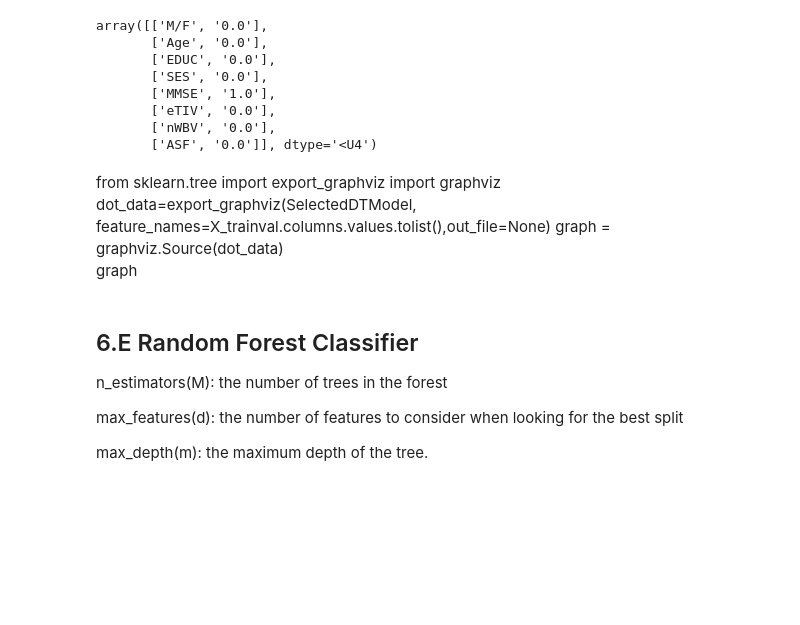
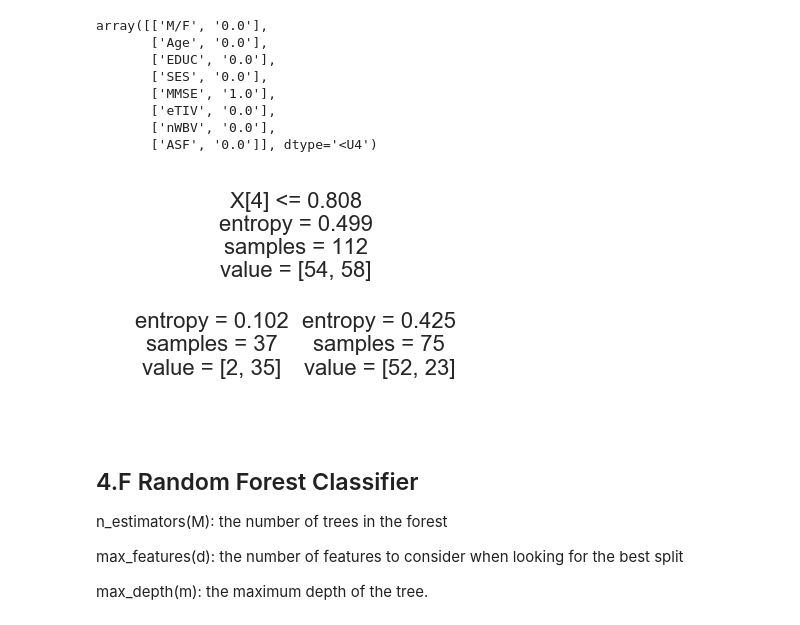
Before and after one commit to mdmeraj1319/MINOR-PROJECT, a Jupyter notebook: MINOR PROJECT- ALZHEIMER'S PREDICTION.ipynb, the cells around one changed output. Cells and saved outputs as stored; diff of their text form; code cells hidden in the pictures; blank space fills up the shorter version.

```diff
--- a/MINOR PROJECT- ALZHEIMER'S PREDICTION.ipynb
+++ b/MINOR PROJECT- ALZHEIMER'S PREDICTION.ipynb
@@ -271,2 +297,2 @@ plt.show()
 # %%
-df.groupby(['EDUC'])['SES'].median()
+df = df.fillna(df["SES"].median())
@@ -288,4 +299,2 @@ Name: SES, dtype: float64
-# %%
-df["SES"].fillna(df.groupby("EDUC")["SES"].transform("median"), inplace=True)
 # %%
 # I confirm there're no more missing values and all the 150 data were used.
@@ -444,0 +500,32 @@ In overall, dataset with imputation outperforms the one without imputation. For
+# %%
+best_score=0
+kfolds=5 # set the number of folds
+
+for n in [10,15,5,25,11]:
+    knn = KNeighborsClassifier(n_neighbors = n)
+    # perform cross-validation
+    scores = cross_val_score(knn, X_trainval_scaled_dna, Y_trainval_dna, cv=kfolds, scoring='accuracy')
+
+    # compute mean cross-validation accuracy
+    score = np.mean(scores)
+
+    # Find the best parameters and score
+    if score > best_score:
+        best_score = score
+        best_parameters = n
+
+SelectedknnModel = KNeighborsClassifier(n_neighbors=best_parameters).fit(X_trainval_scaled, Y_trainval)
+
+
+test_score = SelectedknnModel.score(X_test_scaled_dna, Y_test_dna)
+PredictedOutput = SelectedknnModel.predict(X_test_scaled)
+test_recall = recall_score(Y_test, PredictedOutput, pos_label=1)
+fpr, tpr, thresholds = roc_curve(Y_test, PredictedOutput, pos_label=1)
+test_auc = auc(fpr, tpr)
+print("Best accuracy on validation set is:", best_score)
+print("Best parameter for Neighbors (n) is: ", best_parameters)
+print("Test accuracy with best n Neighbors is", test_score)
+print("Test recall with the best n Neighbors is", test_recall)
+print("Test AUC with the best n Neighbors is", test_auc)
+m = 'kNN (w/dropna)'
+acc.append([m, test_score, test_recall, test_recall, fpr, tpr, thresholds])
@@ -553,14 +648,13 @@ array([['M/F', '0.0'],
        ['eTIV', '0.0'],
        ['nWBV', '0.0'],
        ['ASF', '0.0']], dtype='<U4')
-# %% [markdown]
-from sklearn.tree import export_graphviz
-import graphviz
-dot_data=export_graphviz(SelectedDTModel, feature_names=X_trainval.columns.values.tolist(),out_file=None)
-graph = graphviz.Source(dot_data)
-graph
+# %%
+from sklearn import tree
+tree.plot_tree(SelectedDTModel);
+# %% [output]
+[figure, added]
 # %% [markdown]
-## 6.E Random Forest Classifier
+## 4.F Random Forest Classifier
 n_estimators(M): the number of trees in the forest
 
 max_features(d): the number of features to consider when looking for the best split
```
Also changed, not shown: parts of 36 cells of this notebook.
